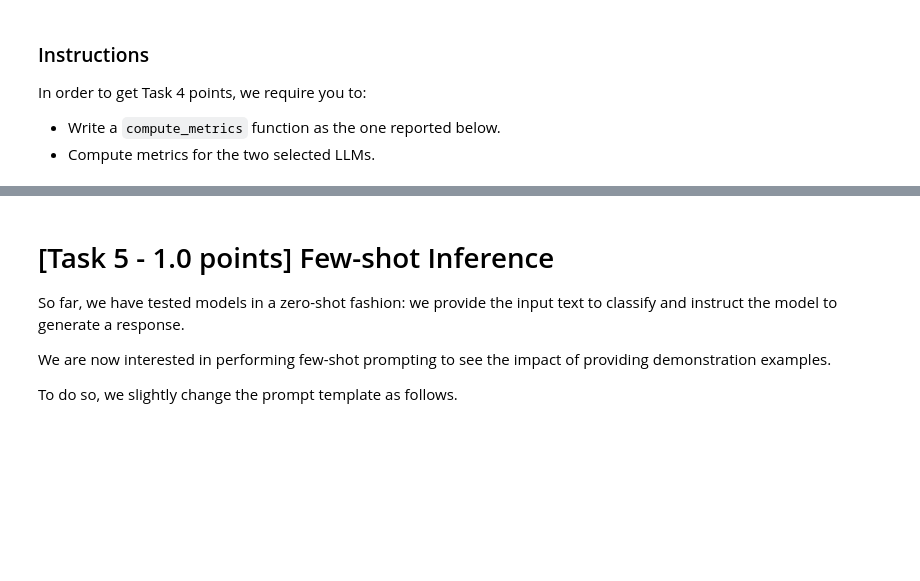
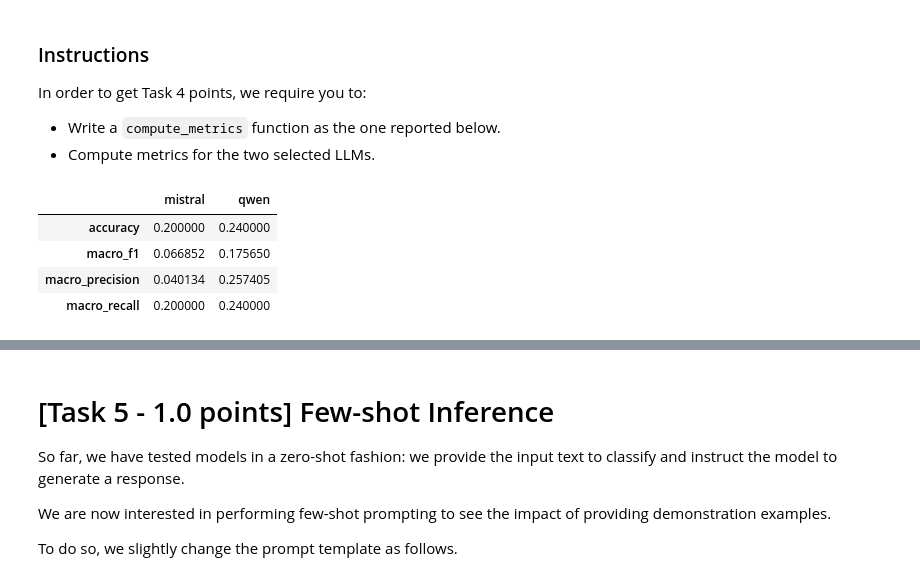
Before and after one commit to 26leonardo/NLP_project, a Jupyter notebook: A2/Assignment2-2526.ipynb, the cells around one changed output, grey strips where cells are left out. Cells and saved outputs as stored; diff of their text form; code cells hidden in the pictures; blank space fills up the shorter version.

```diff
--- a/A2/Assignment2-2526.ipynb
+++ b/A2/Assignment2-2526.ipynb
@@ -725,9 +773,38 @@ def compute_metrics(y_pred, y_true):
 
     Inputs:
       y_pred: parsed LLM responses
-      y_true: ground-truth binary labels
+      y_true: ground-truth labels
 
     Outputs:
       dictionary containing desired metrics
   """
-  pass
+  # Calculate metrics
+  accuracy = accuracy_score(y_true, y_pred)
+  macro_f1 = f1_score(y_true, y_pred, average='macro')
+  macro_precision = precision_score(y_true, y_pred, average='macro', zero_division=0)
+  macro_recall = recall_score(y_true, y_pred, average='macro', zero_division=0)
+
+  # TODO: Calculate per-class F1
+  # per_class_f1 = f1_score(y_true, y_pred, average=None, zero_division=0)
+
+  return {
+      'accuracy': accuracy,
+      'macro_f1': macro_f1,
+      'macro_precision': macro_precision,
+      'macro_recall': macro_recall,
+      # 'per_class_f1': per_class_f1
+  }
+# %%
+results = {}
+for name, model_info in models.items():
+    predicts = predictions[name]
+    truths = test_df['label_index'].values[:len(predicts)]
+    results[name] = compute_metrics(predicts, truths)
+
+display(pd.DataFrame(results))
+# %% [output]
+|  | mistral | qwen |
+| accuracy | 0.200000 | 0.240000 |
+| macro_f1 | 0.066852 | 0.175650 |
+| macro_precision | 0.040134 | 0.257405 |
+| macro_recall | 0.200000 | 0.240000 |
```
Also changed, not shown: parts of 19 cells of this notebook, 2 other files.
